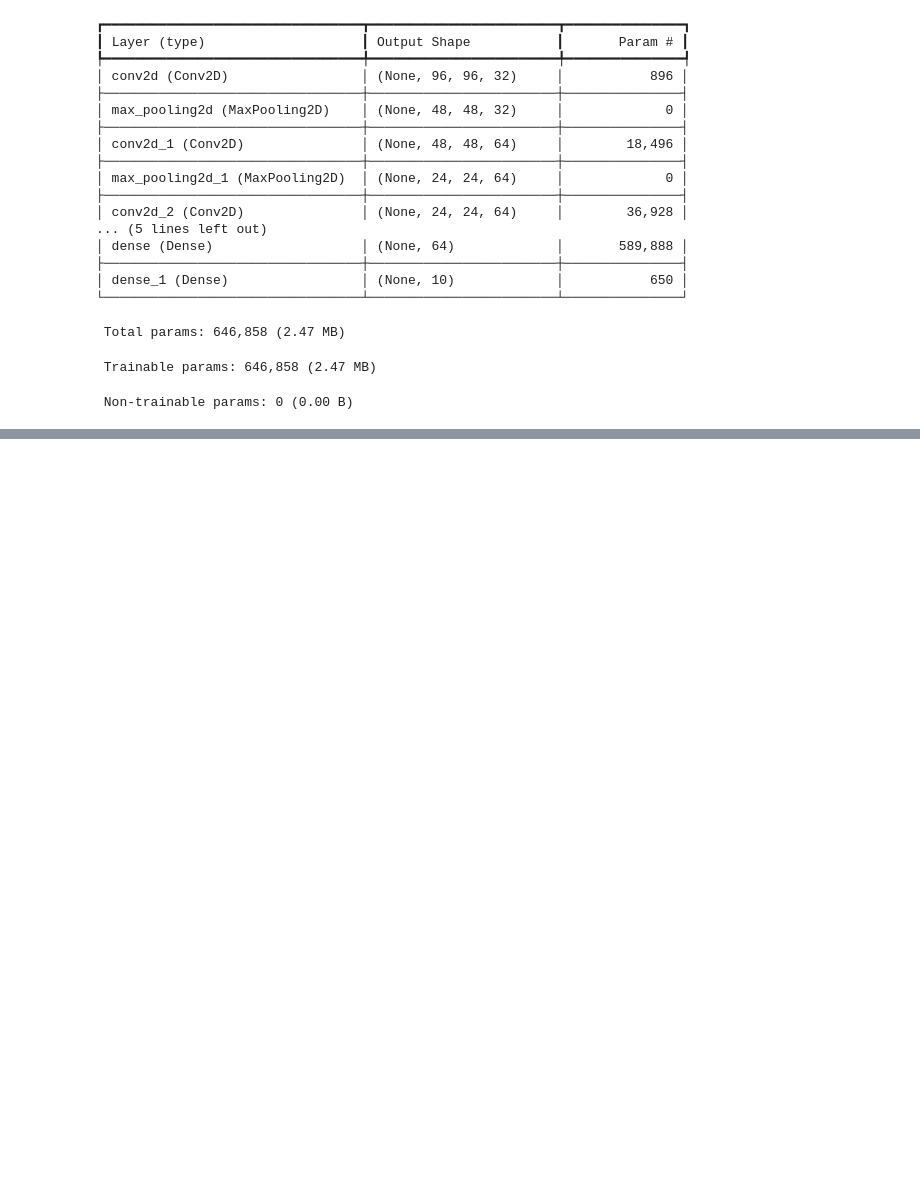
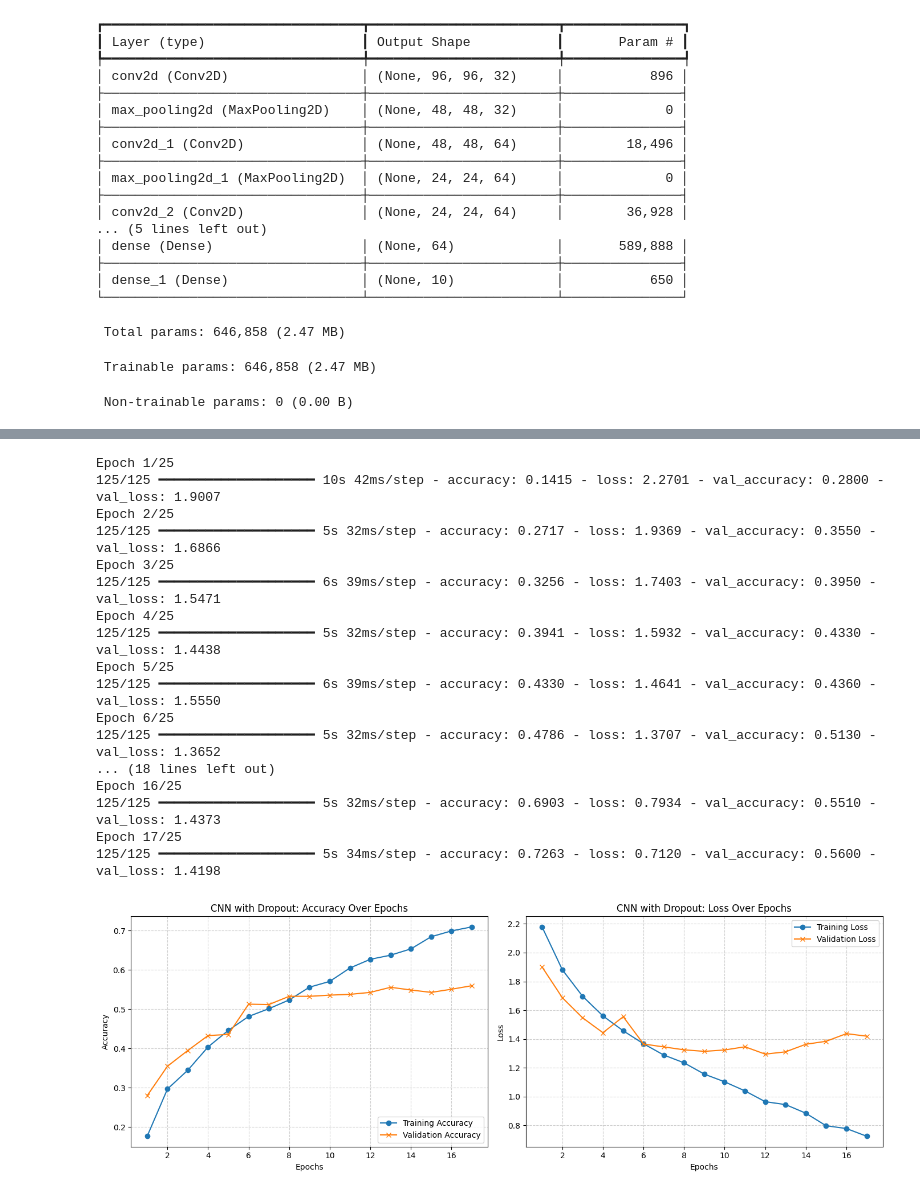
Before and after one commit to lauraglemos/DL_Lab, a Jupyter notebook: DL_Lab1.ipynb, the cells around one changed output, grey strips where cells are left out. Cells and saved outputs as stored; diff of their text form; code cells hidden in the pictures; blank space fills up the shorter version.

```diff
--- a/DL_Lab1.ipynb
+++ b/DL_Lab1.ipynb
@@ -344,0 +252,31 @@ Epoch 25/50
+# %%
+from tensorflow.keras import layers, models
+
+input_shape = train_info.features['image'].shape
+num_classes = train_info.features['label'].num_classes
+
+# Added Dropout
+
+model = models.Sequential([
+    # 1. First Convolutional Block
+    layers.InputLayer(input_shape=input_shape),
+    layers.Conv2D(32, (3, 3), activation='relu', padding='same'),
+    layers.MaxPooling2D((2, 2)),
+
+    # 2. Second Convolutional Block
+    layers.Conv2D(64, (3, 3), activation='relu', padding='same'),
+    layers.MaxPooling2D((2, 2)),
+
+    # 3. Third Convolutional Block
+    layers.Conv2D(64, (3, 3), activation='relu', padding='same'),
+    layers.MaxPooling2D((2, 2)),
+
+    # 4. Flatten and Dense Layers for Classification
+    layers.Flatten(),
+    layers.Dense(64, activation='relu'),
+    layers.Dropout(0.5),
+
+    layers.Dense(num_classes, activation='softmax')
+])
+
+model.summary()
@@ -344,0 +305,22 @@ Epoch 25/50
+# %%
+history = train_model(model, train_data, val_data, model_name="CNN with Dropout")
+plot_history(history, model_name="CNN with Dropout")
+# %% [output]
+Epoch 1/25
+125/125 ━━━━━━━━━━━━━━━━━━━━ 10s 42ms/step - accuracy: 0.1415 - loss: 2.2701 - val_accuracy: 0.2800 - val_loss: 1.9007
+Epoch 2/25
+125/125 ━━━━━━━━━━━━━━━━━━━━ 5s 32ms/step - accuracy: 0.2717 - loss: 1.9369 - val_accuracy: 0.3550 - val_loss: 1.6866
+Epoch 3/25
+125/125 ━━━━━━━━━━━━━━━━━━━━ 6s 39ms/step - accuracy: 0.3256 - loss: 1.7403 - val_accuracy: 0.3950 - val_loss: 1.5471
+Epoch 4/25
+125/125 ━━━━━━━━━━━━━━━━━━━━ 5s 32ms/step - accuracy: 0.3941 - loss: 1.5932 - val_accuracy: 0.4330 - val_loss: 1.4438
+Epoch 5/25
+125/125 ━━━━━━━━━━━━━━━━━━━━ 6s 39ms/step - accuracy: 0.4330 - loss: 1.4641 - val_accuracy: 0.4360 - val_loss: 1.5550
+Epoch 6/25
+125/125 ━━━━━━━━━━━━━━━━━━━━ 5s 32ms/step - accuracy: 0.4786 - loss: 1.3707 - val_accuracy: 0.5130 - val_loss: 1.3652
+... (18 lines left out)
+Epoch 16/25
+125/125 ━━━━━━━━━━━━━━━━━━━━ 5s 32ms/step - accuracy: 0.6903 - loss: 0.7934 - val_accuracy: 0.5510 - val_loss: 1.4373
+Epoch 17/25
+125/125 ━━━━━━━━━━━━━━━━━━━━ 5s 34ms/step - accuracy: 0.7263 - loss: 0.7120 - val_accuracy: 0.5600 - val_loss: 1.4198
+[figure, added]
```
Also changed, not shown: parts of 15 cells of this notebook.
